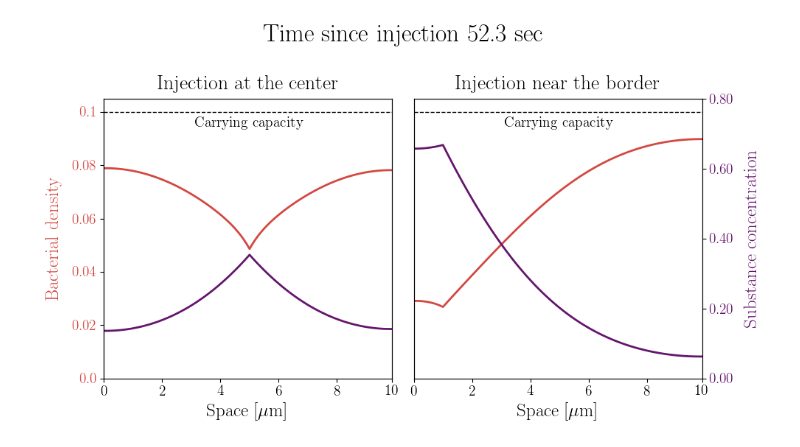
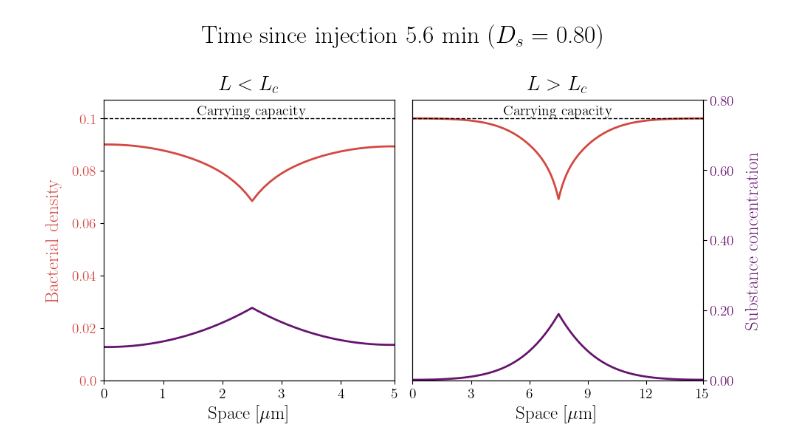
Before and after one commit to henauts/QECO, a Jupyter notebook: Codes/Individual_cases.ipynb, the cells around one changed output. Drawn from its saved outputs; the diff is of its cells as text; code cells hidden in the pictures.

Commit message:
Profile_scenarios

```diff
--- a/Codes/Individual_cases.ipynb
+++ b/Codes/Individual_cases.ipynb
@@ -105,10 +81,10 @@ Still computing... step: 26000000
 # %%
-r = 0.69/(3600) # s⁻¹
+r = 0.69#/(3600) # s⁻¹
 k = 0.1
-chi = 0 # μm²/ms
+chi = 315/1000 # μm²/ms
 gamma = r/k
 lambd = 1.25
-q = 1.5/1e5 # μM/100s
+q = 1.5#/1e5 # μM/100s
 beta = 1
 alpha = 1
 
@@ -118,14 +94,14 @@ t_c = 10
 t_f = 400
 t_max = 1000000000#*(t_c/128)
 dt_size = 64
-x_max = 10
-x_L = 1
+x_max = 15
+x_L = x_max/2
 dx = 0.1
 n = int(x_max/dx)
 S_plus = 30 # μM
 S_minus = 1 # μM
 S_max = 1 # μM
-save_every = 1000
+save_every = 1
 
 # Initial condition
 S = np.zeros(n)
@@ -191,55 +155,53 @@ plt.show()
 # %%
-index = 80000
+index = 10000
 
 fig, ax = plt.subplots(1, 2, figsize = (10,5))
 ax[0].plot(rhos[index], lw = 2, color = sns.color_palette('inferno')[3])
-# plt.plot(Ss[240000])
-ax[0].set_xlim(0, 99)
-ax[0].set_ylim(0, 0.105)
+ax[0].set_xlim(0, 49)
+ax[0].set_ylim(0, 0.107)
 ax[0].axhline(0.1, lw = 1, ls = '--', color = 'black')
-ax[0].set_xticks([0,20,40,60,80,99])
-ax[0].set_xticklabels(labels = [0,2,4,6,8,10], fontsize = 14)
+ax[0].set_xticks([0,10,20,30,40,49])
+ax[0].set_xticklabels(labels = [0,1,2,3,4,5], fontsize = 14)
 ax[0].set_xlabel(r'Space [$\mu \mathrm{m}$]', fontsize = 18)
 ax[0].set_yticklabels(ax[0].get_yticks(), fontsize = 14, color = sns.color_palette('inferno')[3])
-ax[0].set_title('Injection at the center', fontsize = 20, pad = 10)
+ax[0].set_title(r'$L < L_c$', fontsize = 20, pad = 10)
 ax[0].set_ylabel('Bacterial density', fontsize = 18, color = sns.color_palette('inferno')[3],
                 weight = 'bold', labelpad = 10)
-ax[0].text(50, 0.098, 'Carrying capacity', fontsize = 14, va = 'top', ha = 'center')
+ax[0].text(25, 0.105, 'Carrying capacity', fontsize = 14, va = 'top', ha = 'center')
 
 ax2 = ax[0].twinx()
 ax2.plot(Ss[index], lw = 2, color = sns.color_palette('inferno')[1])
 ax2.set_ylim(0, 0.8)
 ax2.set_yticks([])
 
 ##########################################################################
 ax[1].plot(rhos2[index], lw = 2, color = sns.color_palette('inferno')[3])
-# plt.plot(Ss[240000])
-ax[1].set_xlim(0, 99)
-ax[1].set_ylim(0, 0.105)
+ax[1].set_xlim(0, 149)
+ax[1].set_ylim(0, 0.107)
 ax[1].axhline(0.1, lw = 1, ls = '--', color = 'black')
-ax[1].set_xticks([0,20,40,60,80,99])
-ax[1].set_xticklabels(labels = [0,2,4,6,8,10], fontsize = 14)
+ax[1].set_xticks([0,30,60,90,120,149])
+ax[1].set_xticklabels(labels = [0,3,6,9,12,15], fontsize = 14)
 ax[1].set_xlabel(r'Space [$\mu \mathrm{m}$]', fontsize = 18)
 ax[1].set_yticks([])
-ax[1].set_title('Injection near the border', fontsize = 20, pad = 10)
-ax[1].text(50, 0.098, 'Carrying capacity', fontsize = 14, va = 'top', ha = 'center')
+ax[1].set_title(r'$L > L_c$', fontsize = 20, pad = 10)
+ax[1].text(75, 0.105, 'Carrying capacity', fontsize = 14, va = 'top', ha = 'center')
 
 ax3 = ax[1].twinx()
 ax3.plot(Ss2[index], lw = 2, color = sns.color_palette('inferno')[1])
 ax3.set_ylim(0, 0.8)
 ax3.set_yticks([0,0.2,0.4,0.6,0.8])
 ax3.set_yticklabels([f"{ax3.get_yticks()[i]:.2f}" for i in range(len(ax3.get_yticks()))],
                     fontsize = 14, color = sns.color_palette('inferno')[1])
 ax3.set_ylabel('Substance concentration', fontsize = 18, weight = 'bold',
                color = sns.color_palette('inferno')[1], labelpad = 10)
 
-fig.text(0.5, 1.06, f'Time since injection {(index*dt - 10):.1f} sec', ha = 'center', fontsize = 24)
+fig.text(0.5, 1.06, f'Time since injection {(index*dt - 10):.1f} min ($D_s$ = {D_s:.2f})', ha = 'center', fontsize = 24)
 plt.tight_layout()
 fig.patch.set_alpha(0.2)
-plt.savefig(f'Plots/Profile_scenarios_injection_center_and_border_t={(index*dt - 10):.2f}.png',
+plt.savefig(f'Plots/Profile_scenarios_L_more_L_c_t={(index*dt - 10):.2f}.png',
             dpi = 300, bbox_inches = 'tight')
-plt.savefig(f'Plots/Profile_scenarios_injection_center_and_border_t={(index*dt - 10):.2f}.svg',
+plt.savefig(f'Plots/Profile_scenarios_L_less_L_c_t={(index*dt - 10):.2f}.svg',
             dpi = 300, bbox_inches = 'tight')
 plt.show()
 # %% [output]
-[figure, old version]
+[figure, new version]
```
Also changed, not shown: parts of 6 cells of this notebook, 5 other files.
